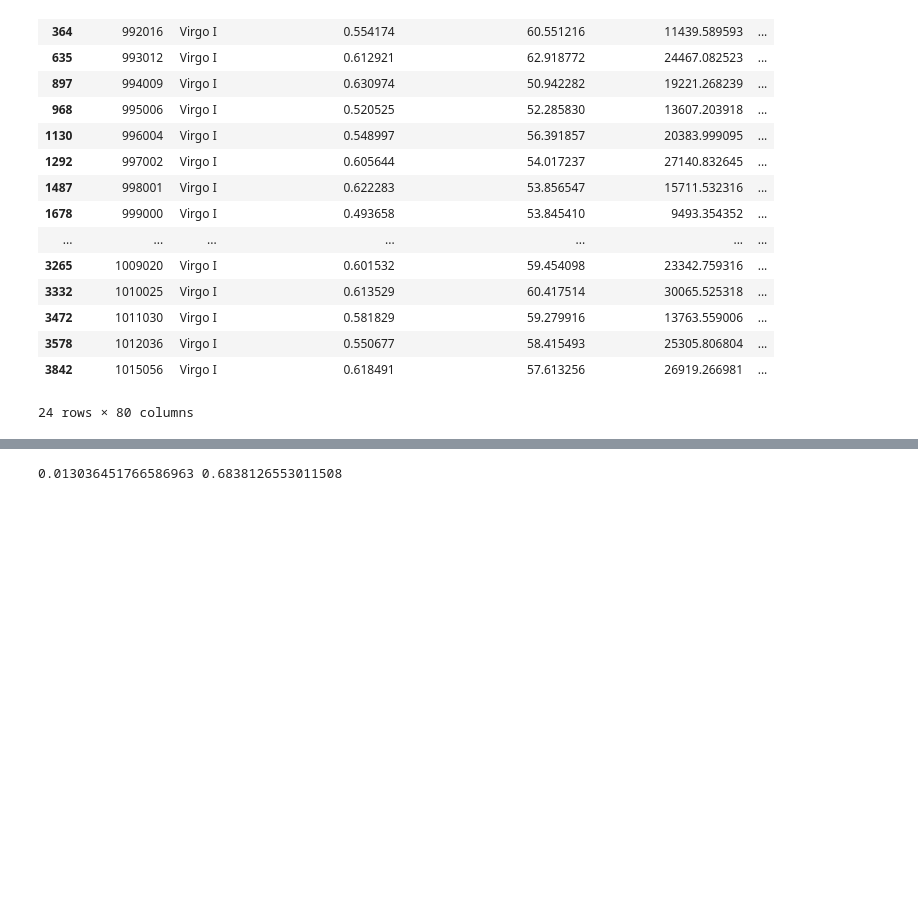
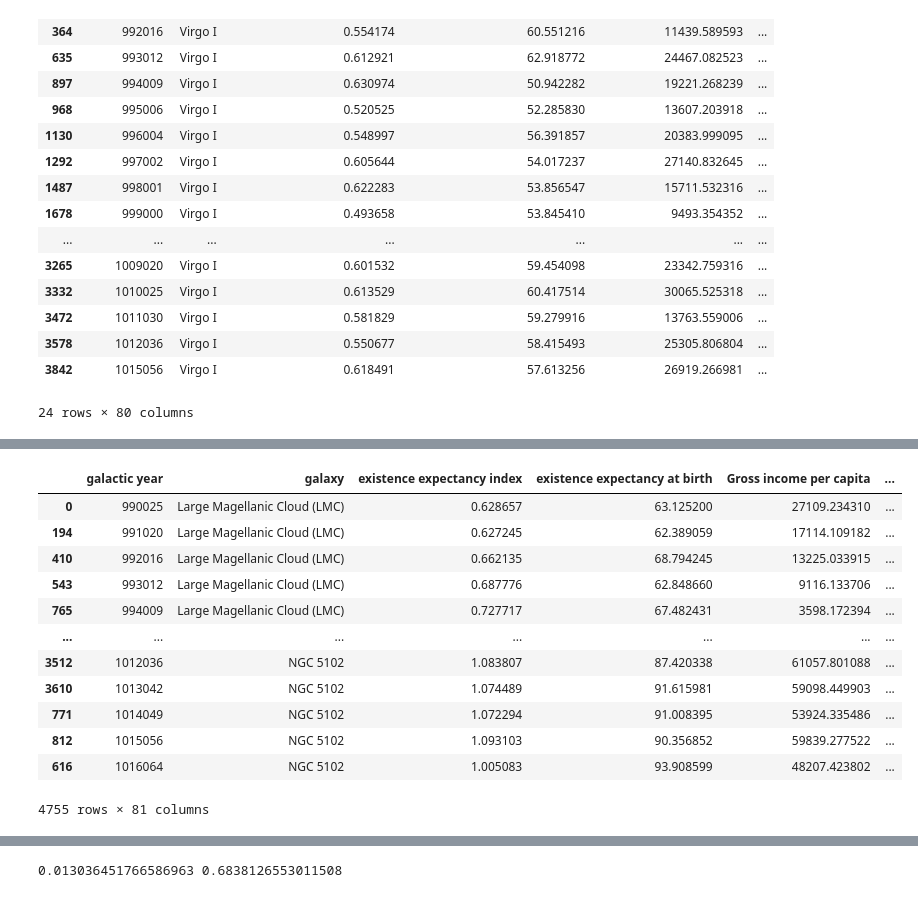
Before and after one commit to LukeBetham/PROHACK-OCISLY, a Jupyter notebook: Cleaning-EDA-Luke-Prohack.ipynb, the cells around one changed output, grey strips where cells are left out. Saved outputs shown, nothing was run; the diff lists cells and outputs as text; code cells hidden in the pictures; blank space fills up the shorter version.

Commit message:
Added the test set into the interpolation

```diff
--- a/Cleaning-EDA-Luke-Prohack.ipynb
+++ b/Cleaning-EDA-Luke-Prohack.ipynb
@@ -135,7 +135,7 @@ df[df.galaxy == "Virgo I"]
 # %%
 # dealing with NAs - function to interpolate based on time for each galaxy
 
-def interpolator(df=df):
+def interpolator(df):
     for g in df.galaxy.unique():
         #splitting out the individual galaxies
         df_temp = df[df['galaxy']==g].copy()
@@ -144,10 +144,9 @@ def interpolator(df=df):
         df_temp.sort_values("galactic year",inplace=True)
         df_temp.interpolate(inplace=True)
         df_temp.fillna(method ='bfill',inplace=True)
+        df_temp.fillna(method ='ffill',inplace=True)
         #adding back to dataframe
         df = pd.concat([df,df_temp])
     #filling the Nans for any which didnt have anything to fill at all
     df.fillna(df.mean(),inplace=True)
     return df
-# %%
-df = interpolator()
@@ -169,0 +171,23 @@ df
+# %%
+df["train_test"] = 'train'
+df_test["train_test"] = "test"
+
+df_combined = pd.concat([df,df_test])
+# %%
+df_combined = interpolator(df_combined)
+# %%
+df_combined
+# %% [output]
+|  | galactic year | galaxy | existence expectancy index | existence expectancy at birth | Gross income per capita | ... |
+| 0 | 990025 | Large Magellanic Cloud (LMC) | 0.628657 | 63.125200 | 27109.234310 | ... |
+| 194 | 991020 | Large Magellanic Cloud (LMC) | 0.627245 | 62.389059 | 17114.109182 | ... |
+| 410 | 992016 | Large Magellanic Cloud (LMC) | 0.662135 | 68.794245 | 13225.033915 | ... |
+| 543 | 993012 | Large Magellanic Cloud (LMC) | 0.687776 | 62.848660 | 9116.133706 | ... |
+| 765 | 994009 | Large Magellanic Cloud (LMC) | 0.727717 | 67.482431 | 3598.172394 | ... |
+| ... | ... | ... | ... | ... | ... | ... |
+| 3512 | 1012036 | NGC 5102 | 1.083807 | 87.420338 | 61057.801088 | ... |
+| 3610 | 1013042 | NGC 5102 | 1.074489 | 91.615981 | 59098.449903 | ... |
+| 771 | 1014049 | NGC 5102 | 1.072294 | 91.008395 | 53924.335486 | ... |
+| 812 | 1015056 | NGC 5102 | 1.093103 | 90.356852 | 59839.277522 | ... |
+| 616 | 1016064 | NGC 5102 | 1.005083 | 93.908599 | 48207.423802 | ... |
+4755 rows × 81 columns
```
Also changed, not shown: parts of 7 cells of this notebook, 3 other files.
